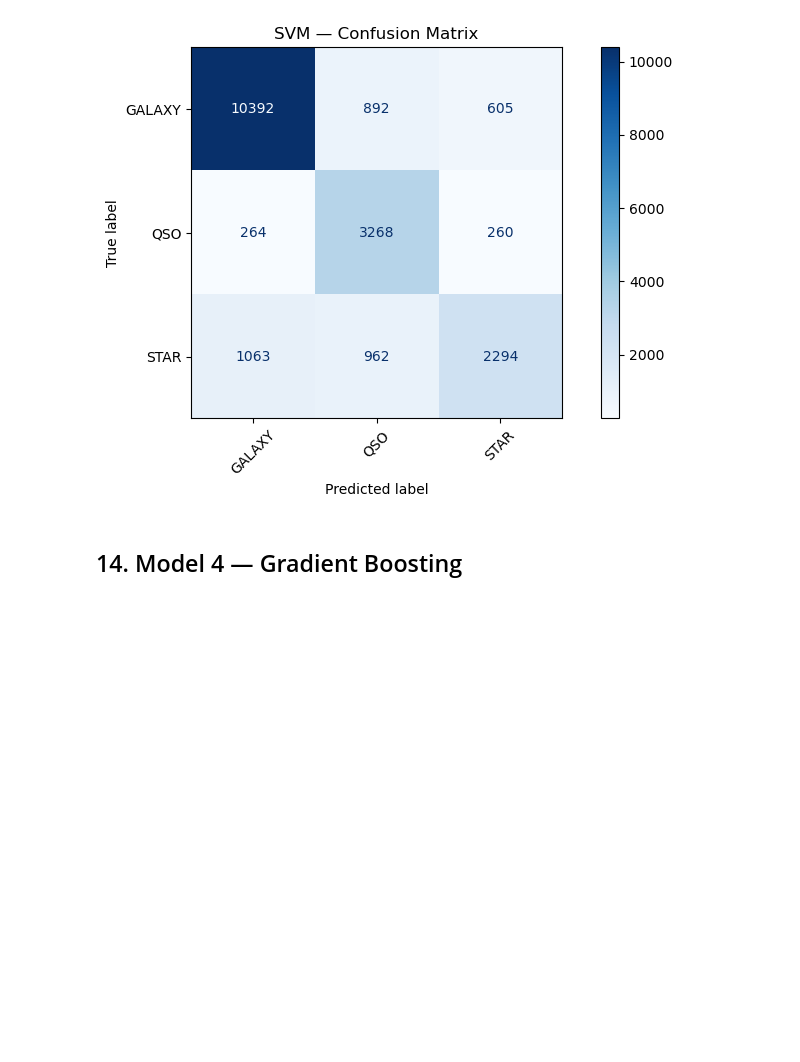
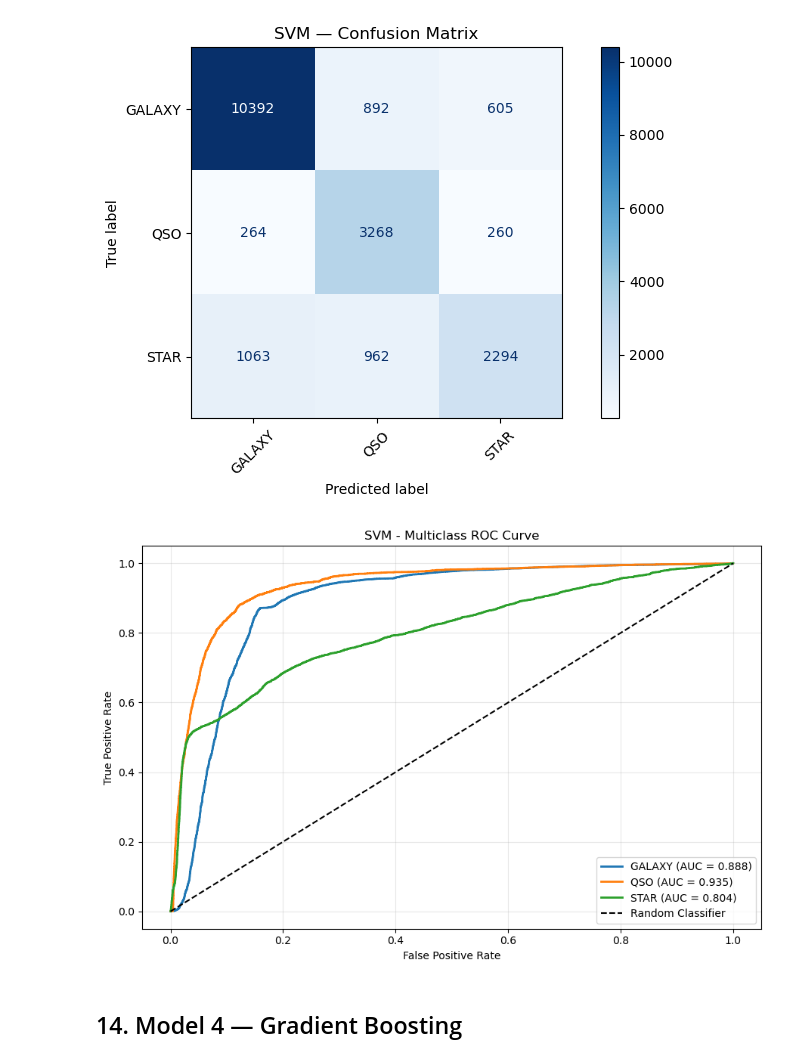
Before and after one commit to Aryan-khatrii/Star_Classification_ML_Project_V_Sem, a Jupyter notebook: star_classification_eda_models.ipynb, the cells around one changed output. Cells and saved outputs as stored; diff of their text form; code cells hidden in the pictures; blank space fills up the shorter version.

```diff
--- a/star_classification_eda_models.ipynb
+++ b/star_classification_eda_models.ipynb
@@ -479,6 +571,44 @@ SUPPORT VECTOR MACHINE
    macro avg       0.75      0.76      0.74     20000
 weighted avg       0.80      0.80      0.79     20000
 [figure]
+# %%
+classes = sorted(y.unique())
+y_test_bin = label_binarize(y_test, classes=classes)
+
+# Get SVM decision scores
+svm_scores = svm_pipeline.decision_function(X_test)
+
+# Plot ROC curve for each class
+plt.figure(figsize=(9, 6))
+
+for i, class_name in enumerate(classes):
+
+    fpr, tpr, thresholds = roc_curve(
+        y_test_bin[:, i],
+        svm_scores[:, i]
+    )
+
+    roc_auc = auc(fpr, tpr)
+
+    plt.plot(
+        fpr,
+        tpr,
+        linewidth=2,
+        label=f"{class_name} (AUC = {roc_auc:.3f})"
+    )
+
+
+plt.plot([0, 1], [0, 1], "k--", label="Random Classifier")
+
+plt.xlabel("False Positive Rate")
+plt.ylabel("True Positive Rate")
+plt.title("SVM - Multiclass ROC Curve")
+plt.legend(loc="lower right")
+plt.grid(alpha=0.3)
+plt.tight_layout()
+plt.show()
+# %% [output]
+[figure, added]
 # %% [markdown]
 ## 14. Model 4 — Gradient Boosting
 # %%
```
Also changed, not shown: parts of 8 cells of this notebook, 4 other files.
